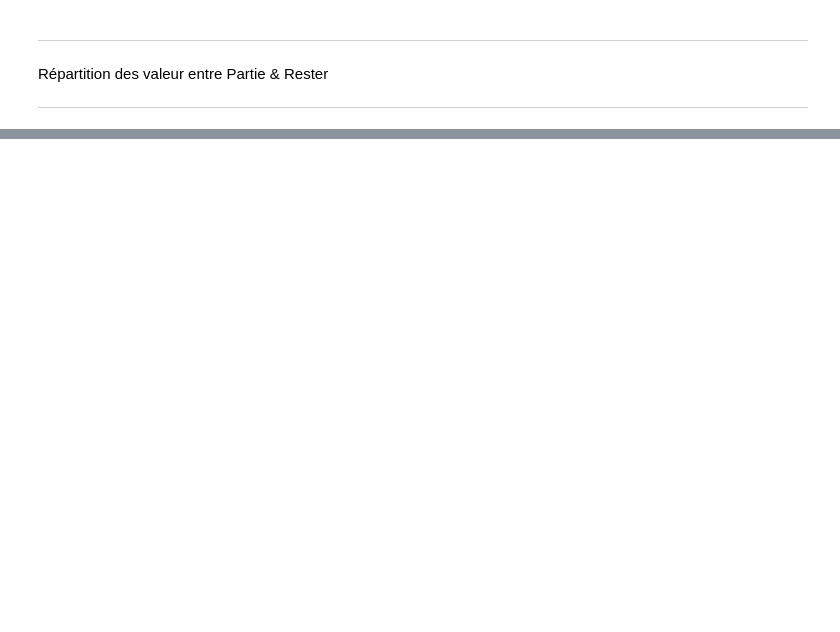
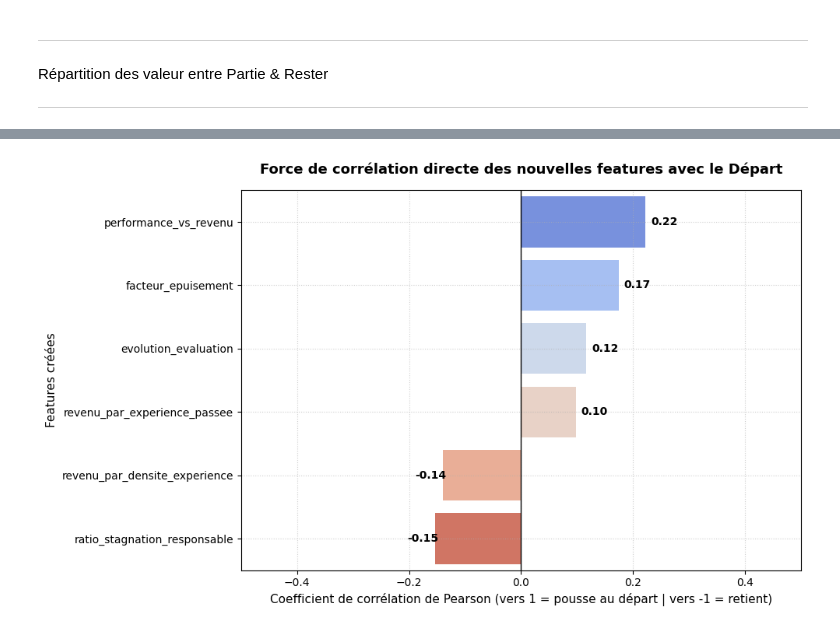
Before and after one commit to Nerion-1337/3_automatically_classify_information, a Jupyter notebook: components/analyse_and_clean.ipynb, the cells around one changed output, grey strips where cells are left out. Cells and saved outputs as stored; diff of their text form; code cells hidden in the pictures; blank space fills up the shorter version.

```diff
--- a/components/analyse_and_clean.ipynb
+++ b/components/analyse_and_clean.ipynb
@@ -173,0 +362,74 @@ See https://pandas.pydata.org/docs/user_guide/migration-3-strings.html#string-mi
+# %%
+# 1. On applique le code précédent pour générer le dataframe enrichi
+df_enriched = df.copy()
+
+# Encodage numérique obligatoire de la cible et des heures sup
+df_enriched['target_num'] = df_enriched['a_quitte_l_entreprise'].map({'Oui': 1, 'Non': 0})
+df_enriched['heures_sup_num'] = df_enriched['heure_supplementaires'].map({'Oui': 1, 'Non': 0}).fillna(0)
+
+# Nettoyage de l'augmentation de salaire
+df_enriched['augementation_salaire_precedente'] = (
+    df_enriched['augementation_salaire_precedente']
+    .astype(str)
+    .str.replace('%', '', regex=False)
+    .apply(pd.to_numeric, errors='coerce')
+)
+
+# Création de tes features d'ingénierie
+df_enriched['revenu_par_experience_passee'] = df_enriched['revenu_mensuel'] / (df_enriched['annee_experience_totale'] + 1)
+df_enriched['revenu_par_densite_experience'] = df_enriched['revenu_mensuel'] / df_enriched['age']
+df_enriched['performance_vs_revenu'] = df_enriched['note_evaluation_actuelle'] / df_enriched['revenu_mensuel']
+df_enriched['evolution_evaluation'] = df_enriched['note_evaluation_actuelle'] - df_enriched['note_evaluation_precedente']
+df_enriched['ratio_stagnation_responsable'] = df_enriched['annes_sous_responsable_actuel'] / (df_enriched['annees_dans_l_entreprise'] + 1)
+df_enriched['facteur_epuisement'] = df_enriched['distance_domicile_travail'] * (1 + df_enriched['heures_sup_num'])
+
+# 2. Liste des nouvelles features uniquement
+nouvelles_features = [
+    'revenu_par_experience_passee',
+    'revenu_par_densite_experience',
+    'performance_vs_revenu',
+    'evolution_evaluation',
+    'ratio_stagnation_responsable',
+    'facteur_epuisement'
+]
+
+# 3. Calcul de la corrélation avec la cible (target_num)
+# On extrait la ligne correspondant à notre cible et on trie par force de corrélation
+correlations = df_enriched[nouvelles_features + ['target_num']].corr()['target_num'].drop('target_num')
+correlations_triees = correlations.sort_values(ascending=False).reset_index()
+correlations_triees.columns = ['Feature', 'Correlation_Coefficient']
+
+# 4. Tracé du graphique de corrélation directe
+plt.figure(figsize=(10, 6))
+
+# Palette coolwarm pour colorer en rouge les corrélations positives (facteurs de risque)
+# et en bleu les corrélations négatives (facteurs de rétention)
+sns.barplot(
+    data=correlations_triees,
+    x='Correlation_Coefficient',
+    y='Feature',
+    palette='coolwarm',
+    hue='Feature',
+    legend=False
+)
+
+# Ajout d'une ligne verticale noire au centre (zéro corrélation)
+plt.axvline(0, color='black', linestyle='-', linewidth=1)
+
+# Habillage esthétique
+plt.xlim(-0.5, 0.5) # Ajuste les limites selon tes coefficients réels
+plt.title("Force de corrélation directe des nouvelles features avec le Départ", fontsize=13, fontweight='bold', pad=15)
+plt.xlabel("Coefficient de corrélation de Pearson (vers 1 = pousse au départ | vers -1 = retient)", fontsize=11)
+plt.ylabel("Features créées", fontsize=11)
+plt.grid(True, linestyle=':', alpha=0.6)
+
+# Affichage des valeurs exactes au bout de chaque barre
+for index, row in correlations_triees.iterrows():
+    val = row['Correlation_Coefficient']
+    placement = val + 0.01 if val >= 0 else val - 0.05
+    plt.text(placement, index, f"{val:.2f}", va='center', fontsize=10, fontweight='bold')
+
+plt.tight_layout()
+plt.show()
+# %% [output]
+[figure, added]
```
Also changed, not shown: parts of 20 cells of this notebook, 4 other files.
